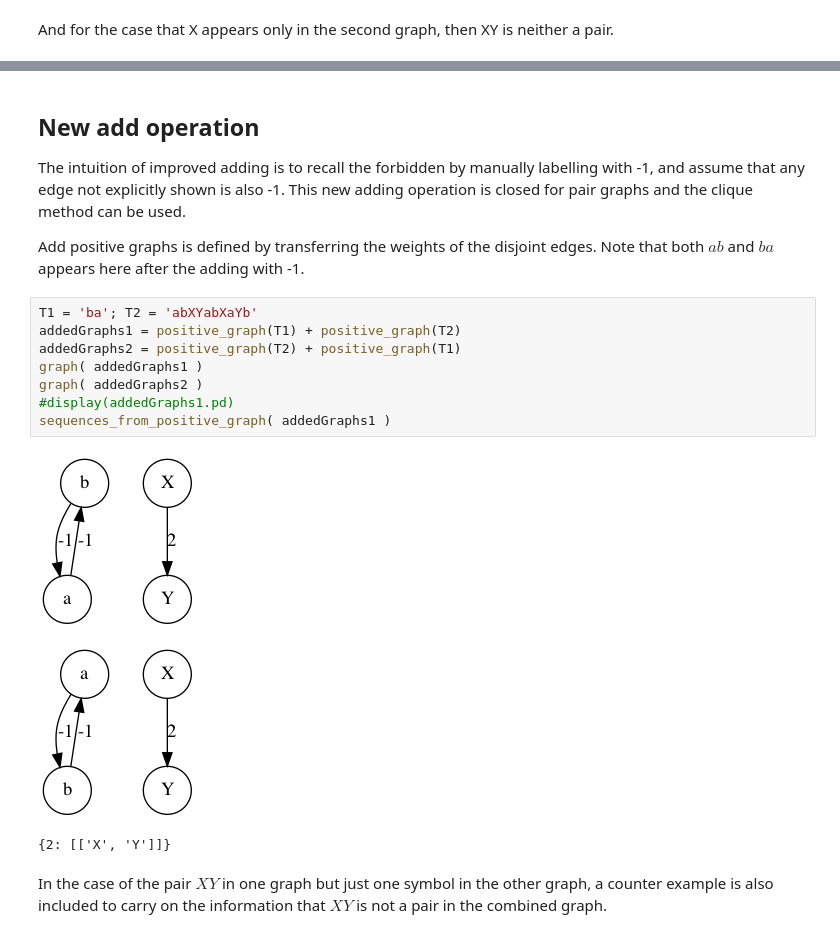
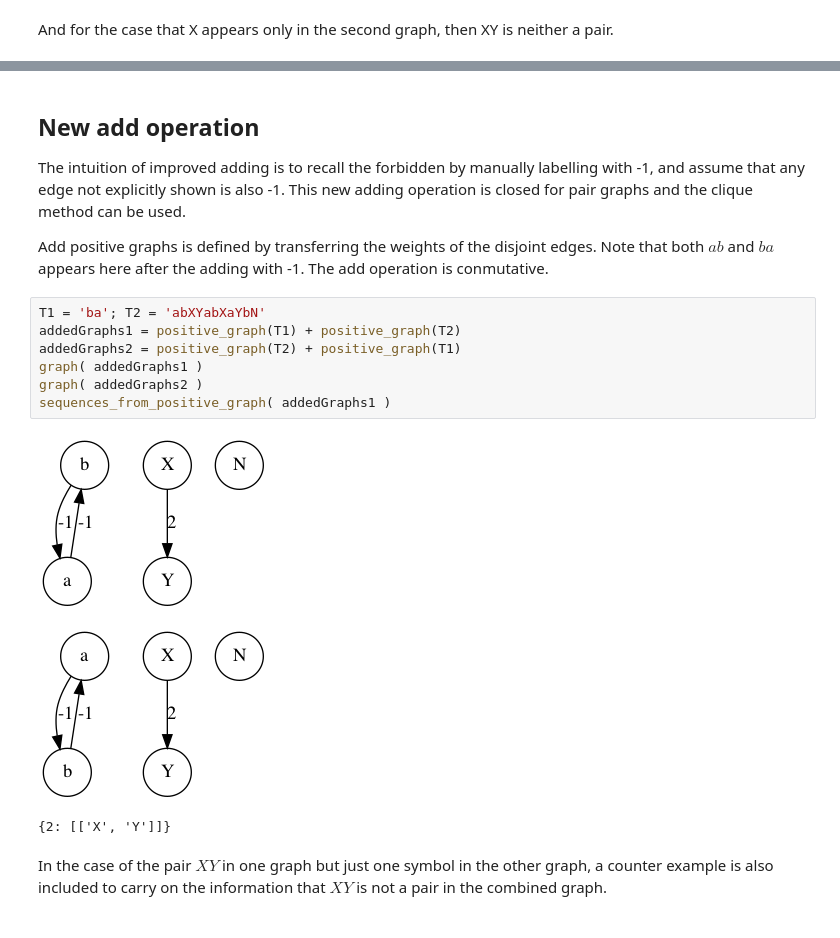
Before and after one commit to jpgil/logdelay, a Jupyter notebook: notebooks/2021-refactor/2021-05-17-Quick Pair Graphs.ipynb, the cells around one changed output, grey strips where cells are left out. Cells and saved outputs as stored; diff of their text form.

```diff
--- a/notebooks/2021-refactor/2021-05-17-Quick Pair Graphs.ipynb
+++ b/notebooks/2021-refactor/2021-05-17-Quick Pair Graphs.ipynb
@@ -87,18 +88,17 @@ theory202104.sequences_from_pair_graph( addedGraphs )
 
 The intuition of improved adding is to recall the forbidden by manually labelling with -1, and assume that any edge not explicitly shown is also -1. This new adding operation is closed for pair graphs and the clique method can be used.
 
-Add positive graphs is defined by transferring the weights of the disjoint edges. Note that both $ab$ and $ba$ appears here after the adding with -1.
+Add positive graphs is defined by transferring the weights of the disjoint edges. Note that both $ab$ and $ba$ appears here after the adding with -1. The add operation is conmutative.
 # %%
-T1 = 'ba'; T2 = 'abXYabXaYb'
+T1 = 'ba'; T2 = 'abXYabXaYbN'
 addedGraphs1 = positive_graph(T1) + positive_graph(T2)
 addedGraphs2 = positive_graph(T2) + positive_graph(T1)
 graph( addedGraphs1 )
 graph( addedGraphs2 )
-#display(addedGraphs1.pd)
 sequences_from_positive_graph( addedGraphs1 )
 # %% [output]
-[figure, old version]
+[figure, new version]
-[figure, old version]
+[figure, new version]
 {2: [['X', 'Y']]}
 # %% [markdown]
 In the case of the pair $XY$ in one graph but just one symbol in the other graph, a counter example is also included to carry on the information that $XY$ is not a pair in the combined graph.
```
Also changed, not shown: parts of 10 cells of this notebook.
